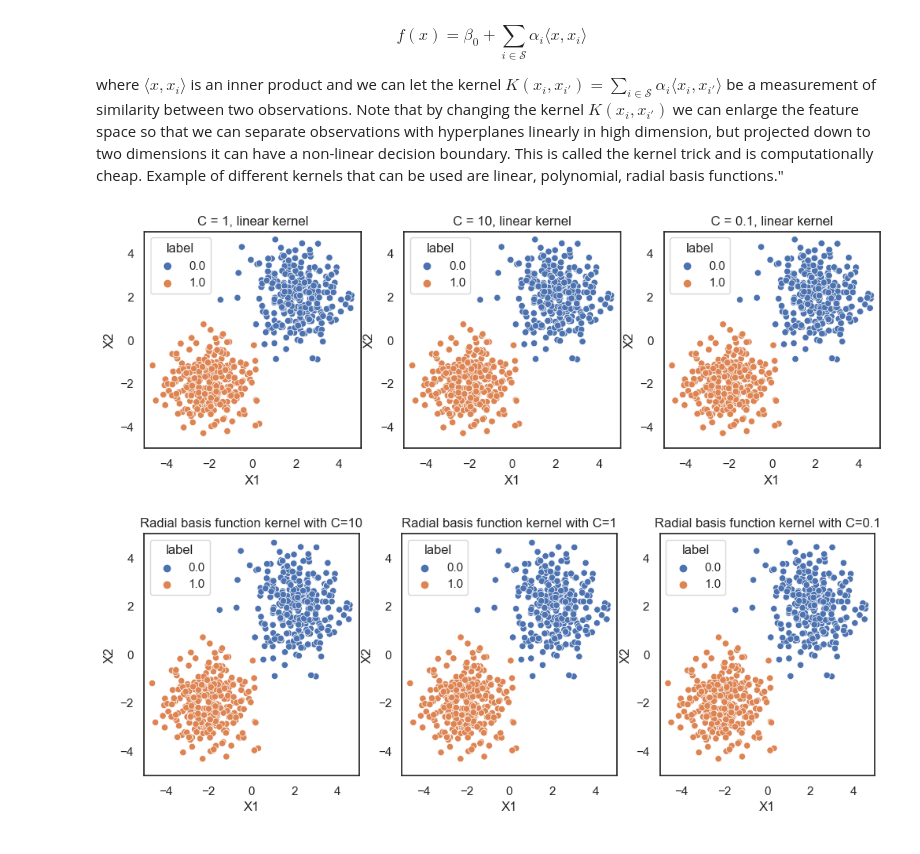
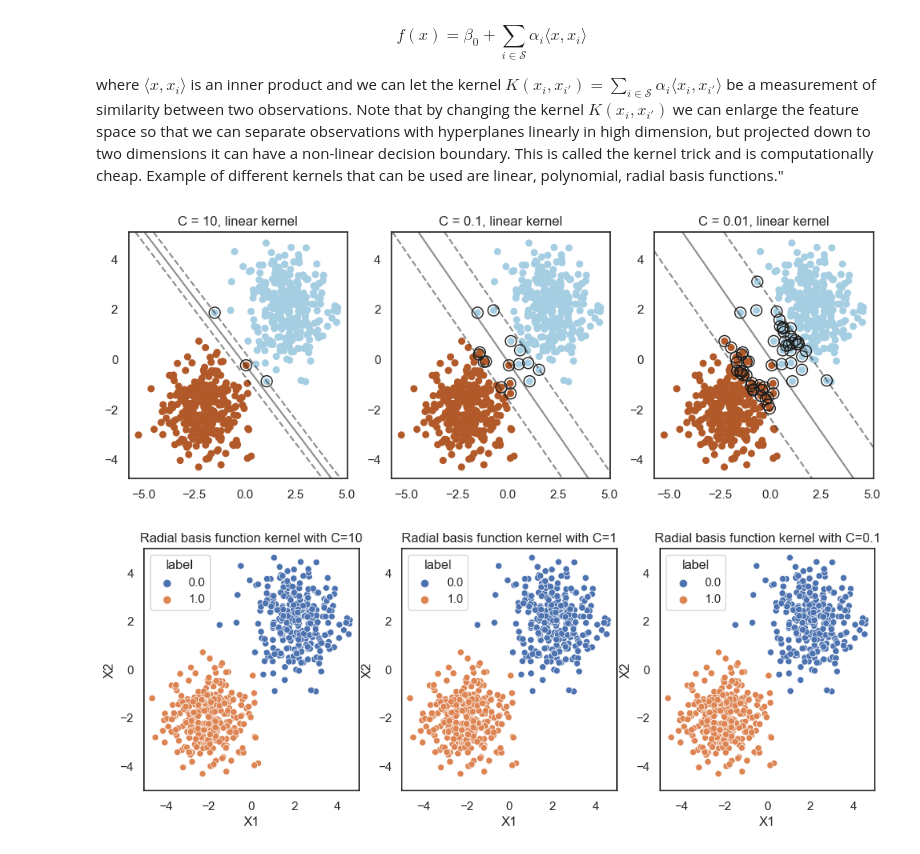
Before and after one commit to Zeepat/machine-learning-asajad-hussein, a Jupyter notebook: Lectures/Lecture_5-2.ipynb, the cells around one changed output. Cells and saved outputs as stored; diff of their text form; code cells hidden in the pictures.

```diff
--- a/Lectures/Lecture_4-2.1.ipynb
+++ b/Lectures/Lecture_5-2.ipynb
@@ -77,21 +78,15 @@ where $\langle x, x_i \rangle$ is an inner product and we can let the kernel $K(
 # %%
 fig, ax = plt.subplots(1, 3, dpi=100, figsize=(12, 4))
 
 # C is a regularization parameter inversely proportional to C in theory
-for i, C in enumerate([0.1, 1, 10]):
-    plt.subplot(1, 3, i + 1)
-    model = SVC(kernel = "linear", C = C).fit(X, y)
+for i, C in enumerate([10, 0.1, 0.01], 1):
+    plt.subplot(1, 3, i)
+    plot_svm_margins(SVC(kernel = "linear", C=C), X, y)
     ax[i - 1].set(title=f"C = {C}, linear kernel")
-    sns.scatterplot(data = df, x = "X1", y = "X2", hue = "label")
-    ax[i - 1].set_xlim(-5, 5)
-    ax[i - 1].set_ylim(-5, 5)
-    ax[i - 1].set_xlabel("X1")
-    ax[i - 1].set_ylabel("X2")
-    ax[i - 1].set_aspect("equal")
 # when C = 10 here, we basically have a maximum margin classifier
 # with smaller C we allow for margin to be "softer" allowing more observations over the margins and more support vectors
 # %% [output]
-[figure, old version]
+[figure, new version]
 # %%
 fig, ax = plt.subplots(1, 3, dpi=100, figsize=(12, 4))
 
```
Also changed, not shown: parts of 1 cell of this notebook, 1 other file.
